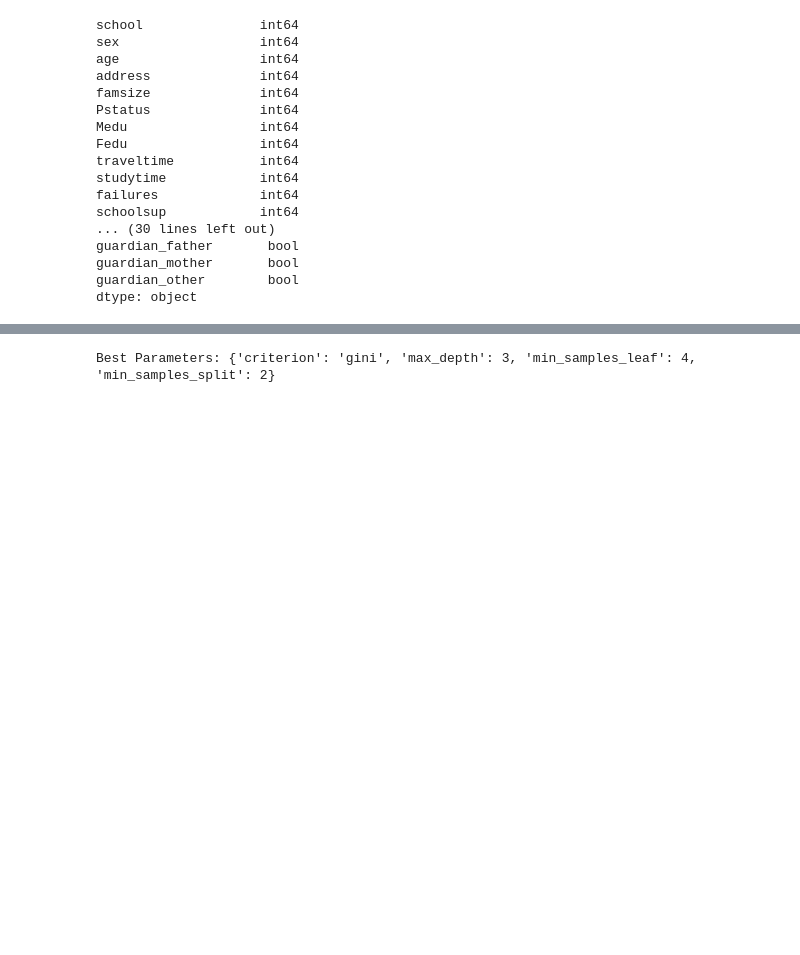
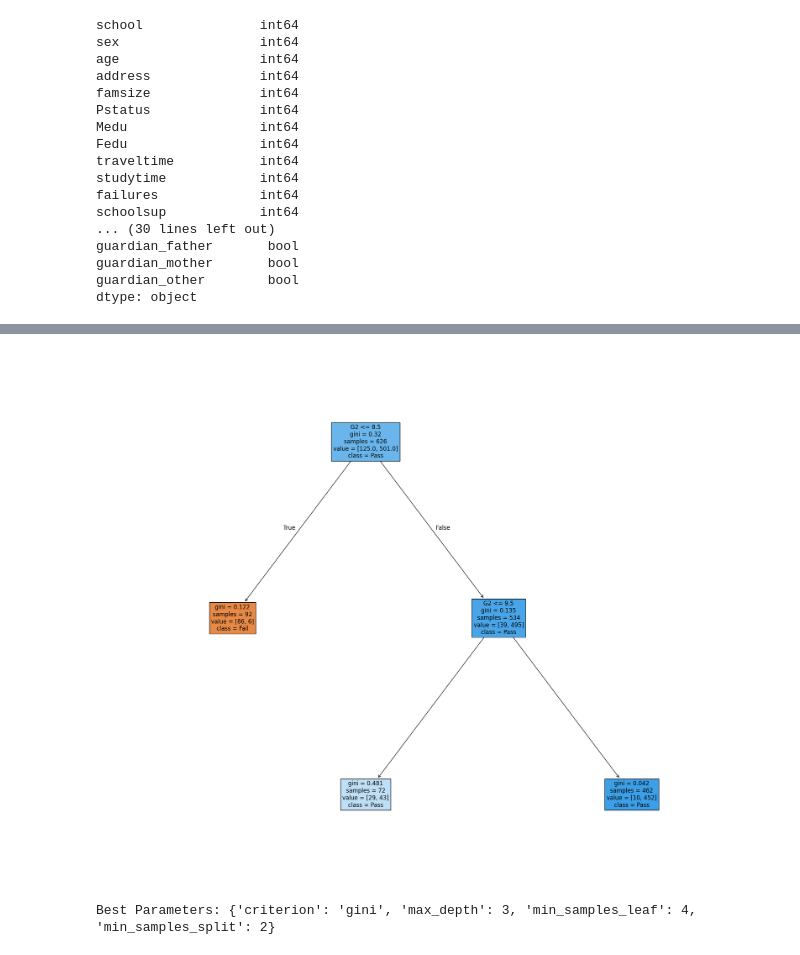
Before and after one commit to kelvinadaisky/Student-Performance-Prediciton, a Jupyter notebook: StudentPerformance.ipynb, the cells around one changed output, grey strips where cells are left out. Drawn from its saved outputs; the diff is of its cells as text; code cells hidden in the pictures; blank space fills up the shorter version.

```diff
--- a/StudentPerformance.ipynb
+++ b/StudentPerformance.ipynb
@@ -210,3 +280,15 @@ weighted avg       0.87      0.87      0.87       418
+# %%
+from sklearn import tree
+from matplotlib import pyplot as plt
+
+fig = plt.figure(figsize=(25,20))
+_ = tree.plot_tree(clf,
+                   feature_names=feature_names,
+                   class_names=['Fail', 'Pass'],
+                   filled=True,
+                   fontsize=12)
+# %% [output]
+[figure, added]
 # %%
 param_grid = {
     'max_depth': [3, 5, 10, None],
```
Also changed, not shown: parts of 13 cells of this notebook.
